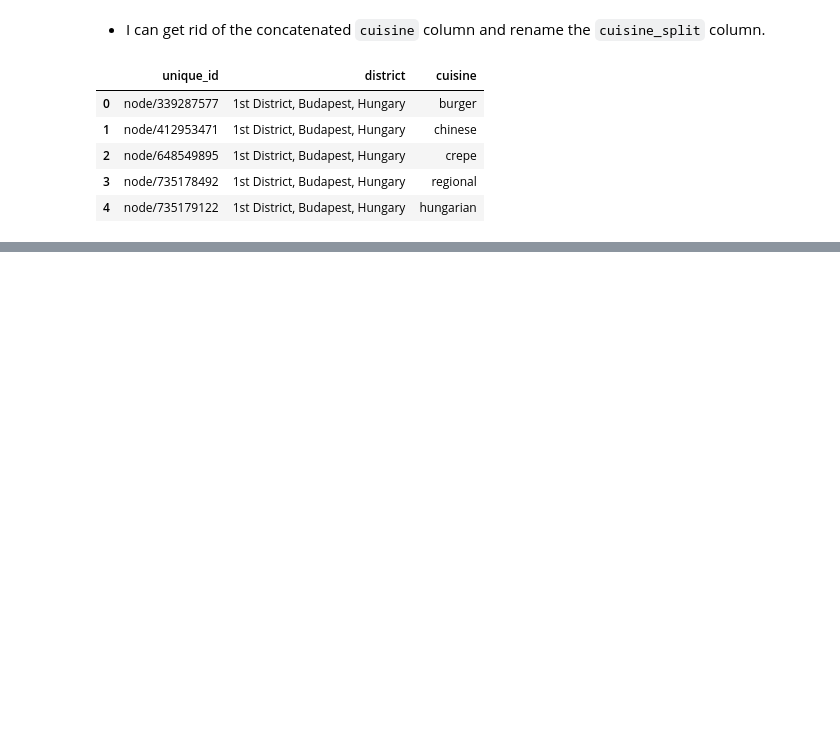
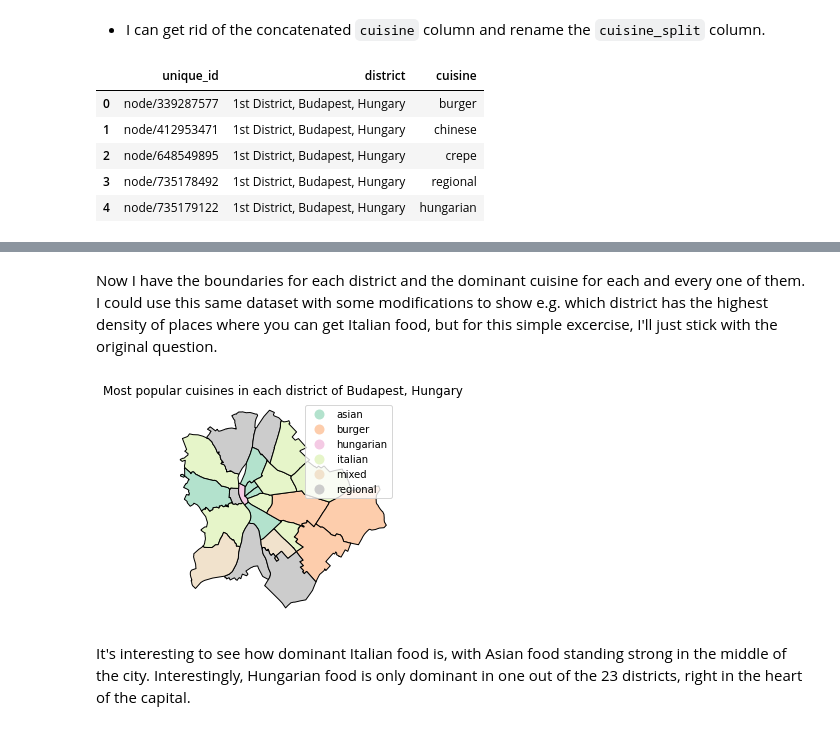
Before and after one commit to szigony/bp-district-restaurants, a Jupyter notebook: budapest-restaurants.ipynb, the cells around one changed output, grey strips where cells are left out. Drawn from its saved outputs; the diff is of its cells as text; code cells hidden in the pictures; blank space fills up the shorter version.

```diff
--- a/budapest-restaurants.ipynb
+++ b/budapest-restaurants.ipynb
@@ -135,0 +191,4 @@ _ = ax.axis('off')
+# %%
+bp_cuisine_indiv_counts = bp_cuisine_counts[max_indices].groupby(['district', 'count'])['cuisine'].apply(', '.join).reset_index()
+bp_cuisine_indiv_counts.loc[bp_cuisine_indiv_counts['cuisine'].str.contains(','), 'cuisine'] = 'mixed'
+bp_cuisine_indiv_counts
@@ -135,0 +216,3 @@ _ = ax.axis('off')
+# %%
+districts = ox.project_gdf(ox.geocode_to_gdf(budapest_districts))
+districts.head(1)
@@ -135,0 +224,5 @@ _ = ax.axis('off')
+# %%
+districts['display_name'] = districts['display_name'].str.replace('district', 'District').str.replace('Central Hungary, ', '')
+# %%
+districts_enriched = districts.merge(bp_cuisine_indiv_counts, how='left', left_on='display_name', right_on='district')
+districts_enriched.head(1)
@@ -135,0 +232,12 @@ _ = ax.axis('off')
+# %% [markdown]
+Now I have the boundaries for each district and the dominant cuisine for each and every one of them. I could use this same dataset with some modifications to show e.g. which district has the highest density of places where you can get Italian food, but for this simple excercise, I'll just stick with the original question.
+# %%
+_ = districts_enriched.plot(column='cuisine', cmap='Pastel2', edgecolor='black', legend=True)
+_ = plt.title('Most popular cuisines in each district of Budapest, Hungary')
+_ = plt.axis('off')
+_ = plt.savefig('bp_cuisines.png', dpi=199)
+plt.show()
+# %% [output]
+[figure, added]
+# %% [markdown]
+It's interesting to see how dominant Italian food is, with Asian food standing strong in the middle of the city. Interestingly, Hungarian food is only dominant in one out of the 23 districts, right in the heart of the capital.
```
Also changed, not shown: parts of 30 cells of this notebook, 2 other files.
